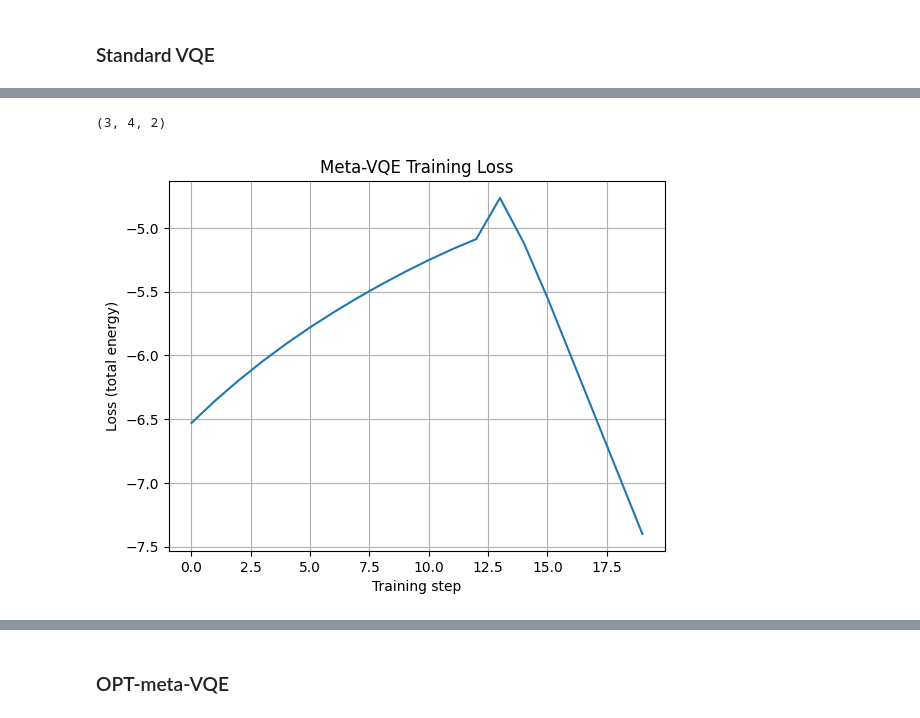
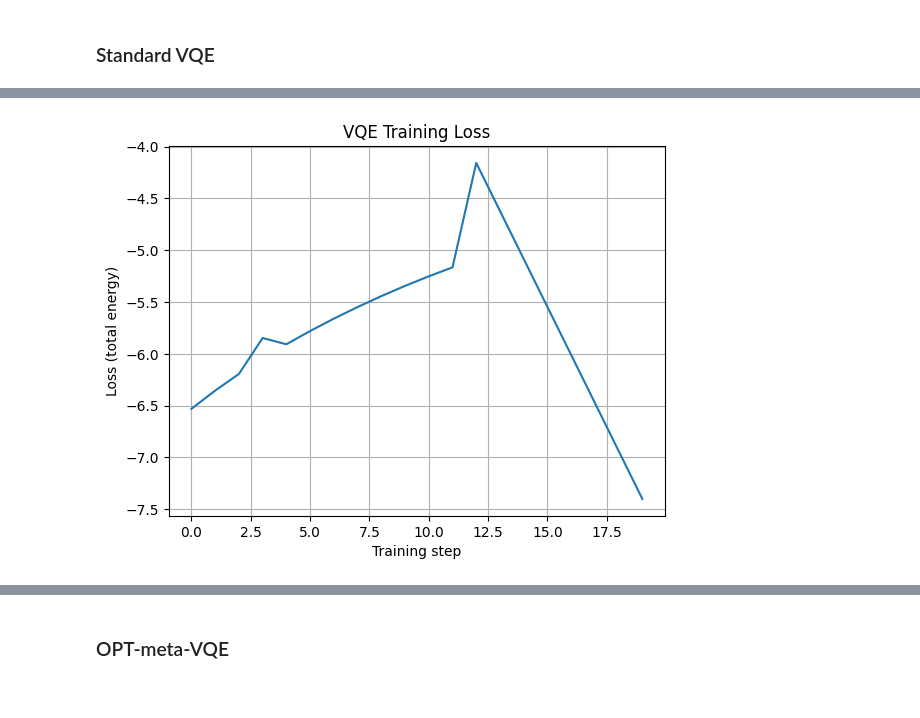
Before and after one commit to aidegare/meta-VQE, a Jupyter notebook: meta_VQE.ipynb, the cells around one changed output, grey strips where cells are left out. Cells and saved outputs as stored; diff of their text form; code cells hidden in the pictures.

```diff
--- a/meta_VQE.ipynb
+++ b/meta_VQE.ipynb
@@ -60,7 +60,7 @@ def spin_ham_XXZ(n, lam, delta):
 # Function to compute the ground state energy
 def ground_state(n, lam, delta):
     H = spin_ham_XXZ(n, lam, delta)
-    H_matrix = qml.matrix(H, wire_order=list(range(num_qubits)))
+    H_matrix = qml.matrix(H, wire_order=list(range(n)))
     eigvals = np.linalg.eigvals(H_matrix)
     return min(eigvals)
 
@@ -550,34 +550,34 @@ def vqe_circuit(proc_params, n, lam, delta):
     ham = spin_ham_XXZ(n, lam, delta)
     return qml.expval(ham)
 # %%
-proc_params = np.random.uniform(0, np.pi, (proc_n_layers+ enc_n_layers,num_qubits, 2))
+proc_params = random.uniform(0, np.pi, (proc_n_layers+ enc_n_layers,num_qubits, 2))
 # %%
 # Initialize parameters
 vqe_flat_params = proc_params.flatten()
-proc_shape = proc_params.shape
-proc_size = np.prod(proc_shape)
+vqe_proc_shape = proc_params.shape
+vqe_proc_size = np.prod(vqe_proc_shape)
 
 losses = []
 y_VQE = []
 error_yVQE = []
 
 # Define the cost function for each delta value
-def cost_fn(params):
-    params_reshaped = params.reshape(proc_shape)
+def cost_fn(params, delta):
+    params_reshaped = params.reshape(vqe_proc_shape)
     return vqe_circuit(params_reshaped, num_qubits, lam, delta)
 
 for i in range(n_train):
     delta = deltas_train[i]
 
     # Create a closure for this specific delta
-    objective = lambda p: cost_fn(p)
+    objective = lambda p: cost_fn(p, delta)
 
     # Optimize
     result = minimize(objective, vqe_flat_params, method='BFGS',
                      jac='2-point', options={'maxiter': 100})
 
     # Store results
-    loss = cost_fn(result.x)
+    loss = cost_fn(result.x, delta)
     losses.append(loss)
     y_VQE.append(loss)
     error_yVQE.append(abs(loss - y_train_ex[i]))
@@ -607,16 +607,12 @@ for i in range(n_train):
-# %%
-print(proc_shape)
-# %% [output]
-(3, 4, 2)
 # %%
 plt.plot(losses)
 plt.xlabel("Training step")
 plt.ylabel("Loss (total energy)")
-plt.title("Meta-VQE Training Loss")
+plt.title("VQE Training Loss")
 plt.grid()
 plt.show()
 # %% [output]
-[figure, old version]
+[figure, new version]
 # %%
 plt.plot(x_test, y_test_ex, color="black", ls=":", label="exact")
 plt.plot(x_test, y_test_metaVQE,  ls="-", label="metaVQE test")
```
Also changed, not shown: parts of 8 cells of this notebook.
